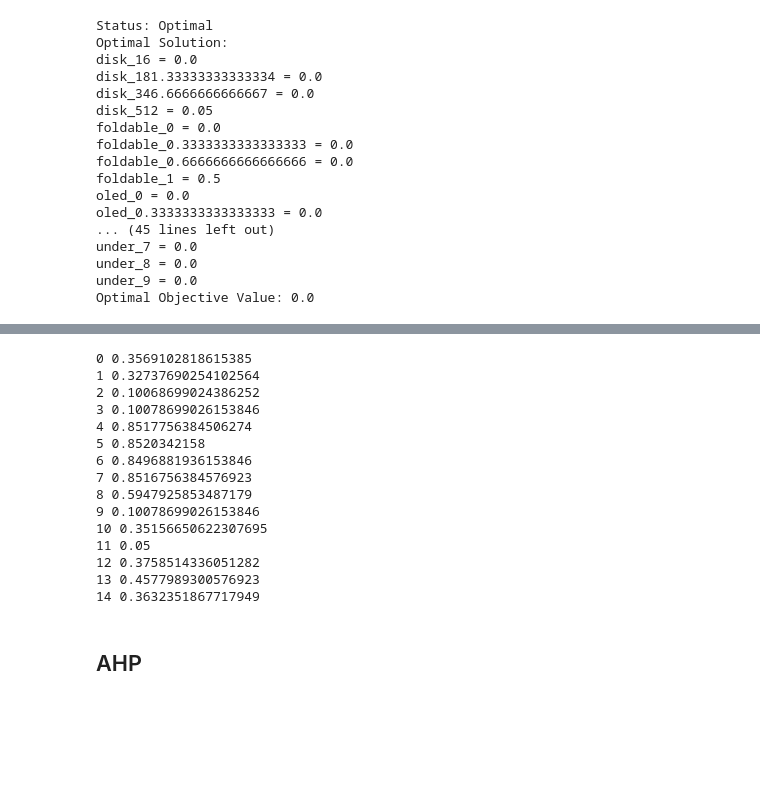
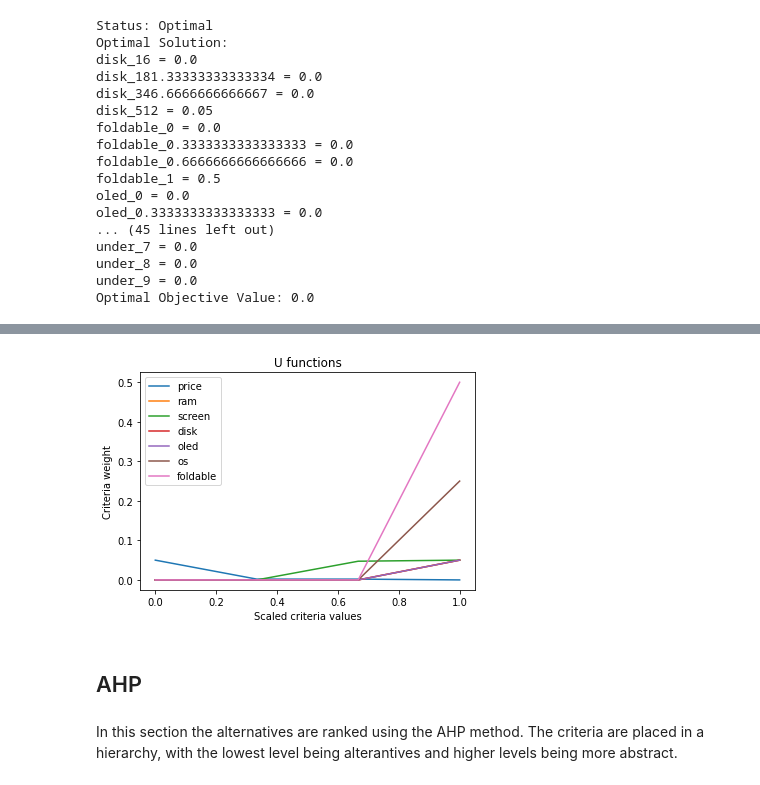
Before and after one commit to lucapl/DA_project_1, a Jupyter notebook: project2_report.ipynb, the cells around one changed output, grey strips where cells are left out. Drawn from its saved outputs; the diff is of its cells as text; code cells hidden in the pictures; blank space fills up the shorter version.

```diff
--- a/project2_report.ipynb
+++ b/project2_report.ipynb
@@ -415,24 +463,11 @@ for u in U:
-# %%
-for i in range(len(data)):
-    print(i,U(*data.iloc[i]).value())
-# %% [output]
-0 0.3569102818615385
-1 0.32737690254102564
-2 0.10068699024386252
-3 0.10078699026153846
-4 0.8517756384506274
-5 0.8520342158
-6 0.8496881936153846
-7 0.8516756384576923
-8 0.5947925853487179
-9 0.10078699026153846
-10 0.35156650622307695
-11 0.05
-12 0.3758514336051282
-13 0.4577989300576923
-14 0.3632351867717949
+# %%
+U.plot()
+# %% [output]
+[figure, added]
 # %% [markdown]
 ## AHP
+# %% [markdown]
+In this section the alternatives are ranked using the AHP method. The criteria are placed in a hierarchy, with the lowest level being alterantives and higher levels being more abstract.
 # %%
 class Node:
     def __init__(self,value,children):
```
Also changed, not shown: parts of 50 cells of this notebook.
